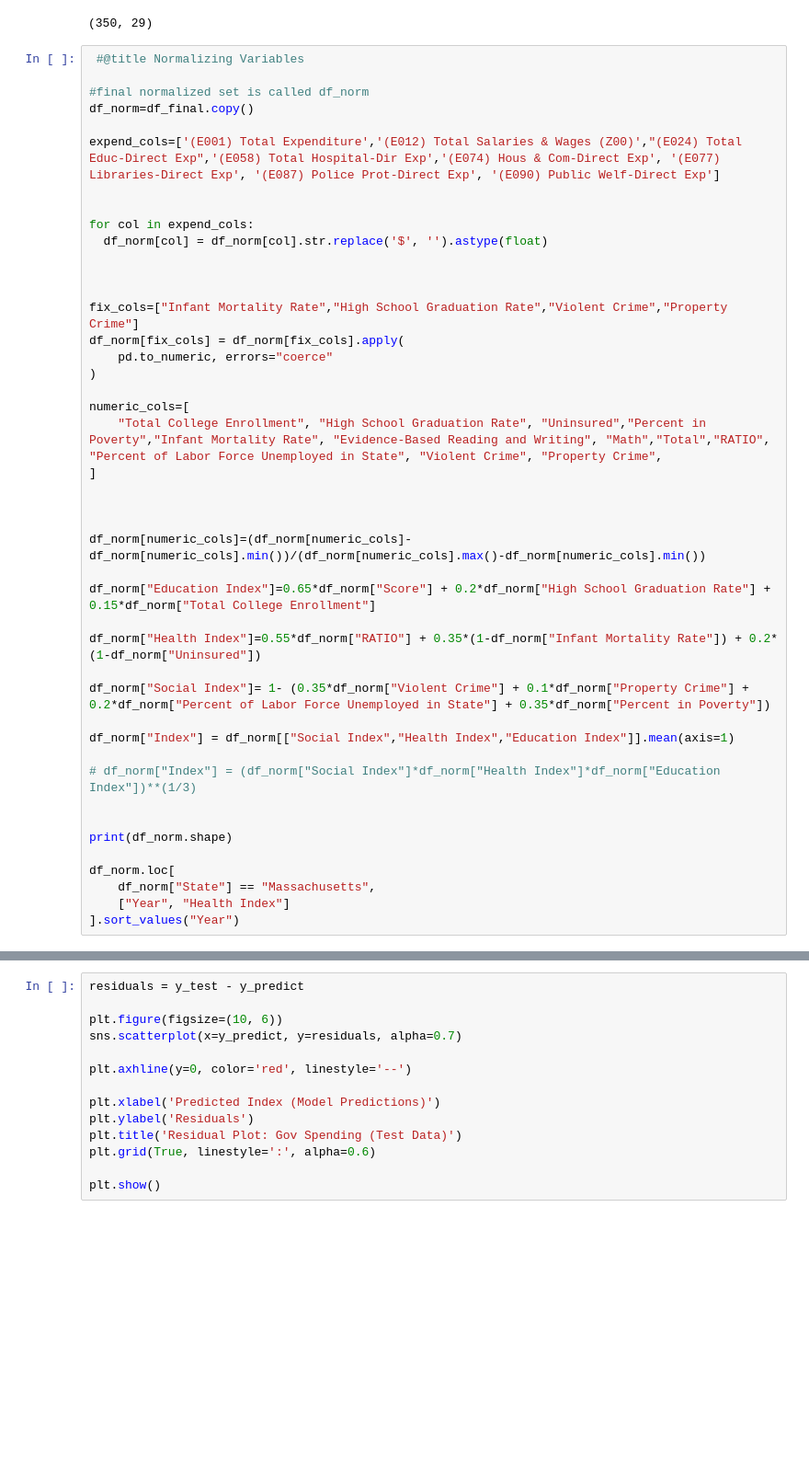
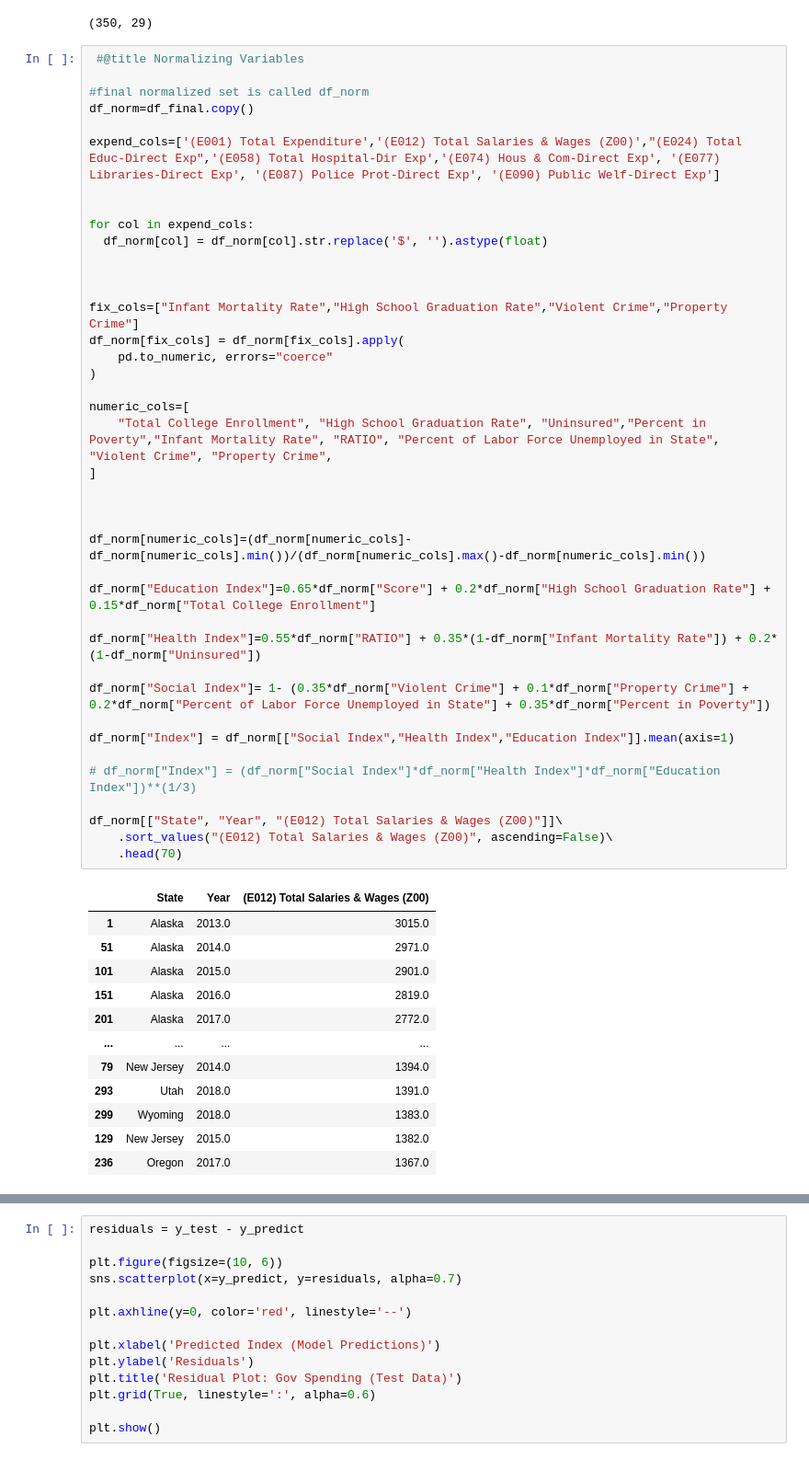
Before and after one commit to sleepsyah/Government-Budget, a Jupyter notebook: Edited_Government_Budget_Project.ipynb, the cells around one changed output, grey strips where cells are left out. Shown at 92% size. Saved outputs shown, nothing was run; the diff lists cells and outputs as text; blank space fills up the shorter version.

```diff
--- a/Edited_Government_Budget_Project.ipynb
+++ b/Edited_Government_Budget_Project.ipynb
@@ -505,38 +506,46 @@ expend_cols=['(E001) Total Expenditure','(E012) Total Salaries & Wages (Z00)',"(
 
 
 for col in expend_cols:
   df_norm[col] = df_norm[col].str.replace('$', '').astype(float)
 
 
 
 fix_cols=["Infant Mortality Rate","High School Graduation Rate","Violent Crime","Property Crime"]
 df_norm[fix_cols] = df_norm[fix_cols].apply(
     pd.to_numeric, errors="coerce"
 )
 
 numeric_cols=[
-    "Total College Enrollment", "High School Graduation Rate", "Uninsured","Percent in Poverty","Infant Mortality Rate", "Evidence-Based Reading and Writing", "Math","Total","RATIO", "Percent of Labor Force Unemployed in State", "Violent Crime", "Property Crime",
+    "Total College Enrollment", "High School Graduation Rate", "Uninsured","Percent in Poverty","Infant Mortality Rate", "RATIO", "Percent of Labor Force Unemployed in State", "Violent Crime", "Property Crime",
 ]
 
 
 
 df_norm[numeric_cols]=(df_norm[numeric_cols]-df_norm[numeric_cols].min())/(df_norm[numeric_cols].max()-df_norm[numeric_cols].min())
 
 df_norm["Education Index"]=0.65*df_norm["Score"] + 0.2*df_norm["High School Graduation Rate"] + 0.15*df_norm["Total College Enrollment"]
 
 df_norm["Health Index"]=0.55*df_norm["RATIO"] + 0.35*(1-df_norm["Infant Mortality Rate"]) + 0.2*(1-df_norm["Uninsured"])
 
 df_norm["Social Index"]= 1- (0.35*df_norm["Violent Crime"] + 0.1*df_norm["Property Crime"] + 0.2*df_norm["Percent of Labor Force Unemployed in State"] + 0.35*df_norm["Percent in Poverty"])
 
 df_norm["Index"] = df_norm[["Social Index","Health Index","Education Index"]].mean(axis=1)
 
 # df_norm["Index"] = (df_norm["Social Index"]*df_norm["Health Index"]*df_norm["Education Index"])**(1/3)
 
-
-print(df_norm.shape)
-
-df_norm.loc[
-    df_norm["State"] == "Massachusetts",
-    ["Year", "Health Index"]
-].sort_values("Year")
+df_norm[["State", "Year", "(E012) Total Salaries & Wages (Z00)"]]\
+    .sort_values("(E012) Total Salaries & Wages (Z00)", ascending=False)\
+    .head(70)
 # %% [output]
+|  | State | Year | (E012) Total Salaries & Wages (Z00) |
+| 1 | Alaska | 2013.0 | 3015.0 |
+| 51 | Alaska | 2014.0 | 2971.0 |
+| 101 | Alaska | 2015.0 | 2901.0 |
+| 151 | Alaska | 2016.0 | 2819.0 |
+| 201 | Alaska | 2017.0 | 2772.0 |
+| ... | ... | ... | ... |
+| 79 | New Jersey | 2014.0 | 1394.0 |
+| 293 | Utah | 2018.0 | 1391.0 |
+| 299 | Wyoming | 2018.0 | 1383.0 |
+| 129 | New Jersey | 2015.0 | 1382.0 |
+| 236 | Oregon | 2017.0 | 1367.0 |
```
Also changed, not shown: parts of 15 cells of this notebook.
